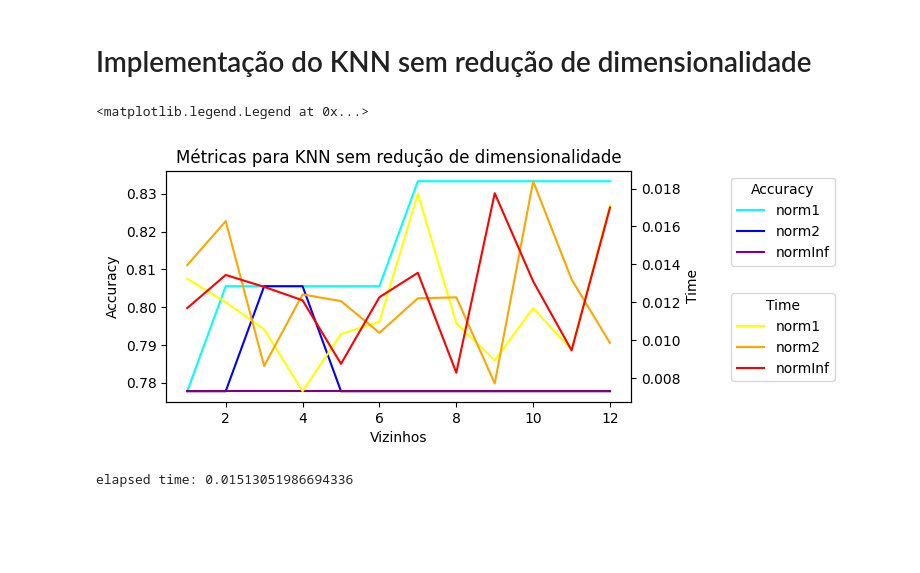
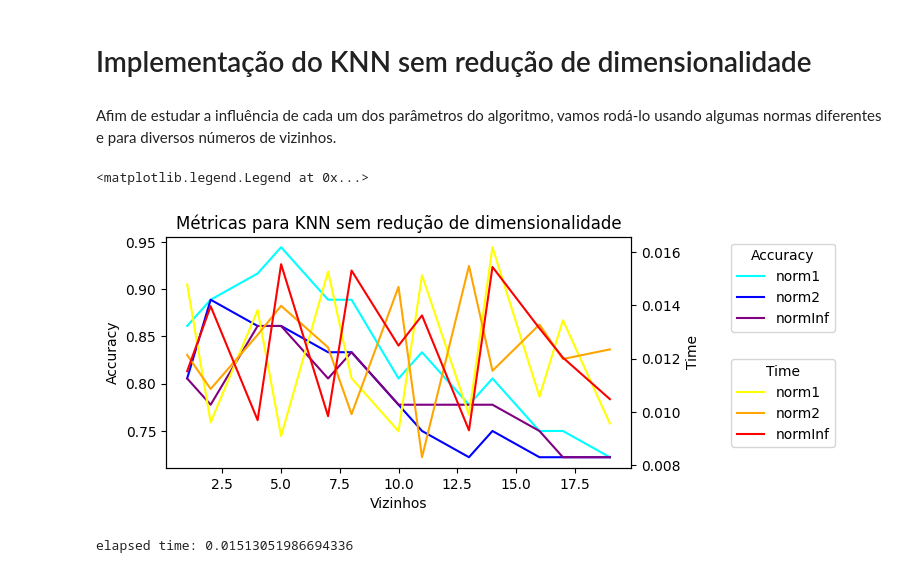
Before and after one commit to arthurkenzo/MO431_Tarefas, a Jupyter notebook: la2ml_tarefa_1.ipynb, the cells around one changed output. Drawn from its saved outputs; the diff is of its cells as text; code cells hidden in the pictures; blank space fills up the shorter version.

Commit message:
Correção para evitar múltiplos de 3 nos números de vizinhos.

```diff
--- a/la2ml_tarefa_1.ipynb
+++ b/la2ml_tarefa_1.ipynb
@@ -187,55 +187,55 @@ def computeAccuracy(predictions, actualLabels):
     return accuracy
 # %% [markdown]
 # Implementação do KNN sem redução de dimensionalidade
+# %% [markdown]
+Afim de estudar a influência de cada um dos parâmetros do algoritmo, vamos rodá-lo usando algumas normas diferentes e para diversos números de vizinhos.
 # %%
 accuracy = {}
 elapsedTimes = {}
-k=5
 metrics=['norm1', 'norm2', 'normInf']
+neighbors = [i for i in range(0,20) if i%3 != 0]
 
 for metric in metrics:
     accuracy[metric] = []
     elapsedTimes[metric] = []
-    for neighbors in range(1, 13):
+    for neighbor in neighbors:
 
         distance = getMetric(metric)
 
         startTime = time.time()
-        predictions = knn(xTrain, yTrain, xTest, neighbors, distance)
+        predictions = knn(xTrain, yTrain, xTest, neighbor, distance)
         endTime = time.time()
 
         acc = computeAccuracy(predictions, yTest)
         accuracy[metric].append(acc.item())
         elapsedTimes[metric].append(endTime - startTime)
 # %%
-neighbors = range(1, 13)
-
 fig, ax1 = plt.subplots(figsize=(6, 3))
 plt.title('Métricas para KNN sem redução de dimensionalidade')
 
 # Plot the first variable
 ax1.plot(neighbors, accuracy['norm1'], label='norm1', color='cyan')
 ax1.plot(neighbors, accuracy['norm2'], label='norm2', color='blue')
 ax1.plot(neighbors, accuracy['normInf'], label='normInf', color='purple')
 ax1.set_xlabel('Vizinhos')
 ax1.set_ylabel('Accuracy', color='black')
 ax1.tick_params(axis='y', labelcolor='black')
 
 # Create a second y-axis
 ax2 = ax1.twinx()
 
 # Plot the second variable
 ax2.plot(neighbors, elapsedTimes['norm1'], label='norm1', color='yellow')
 ax2.plot(neighbors, elapsedTimes['norm2'], label='norm2', color='orange')
 ax2.plot(neighbors, elapsedTimes['normInf'], label='normInf', color='red')
 ax2.set_ylabel('Time', color='black')
 ax2.tick_params(axis='y', labelcolor='black')
 
 ax1.legend(title='Accuracy', loc='upper left', bbox_to_anchor=(1.2, 1))
 ax2.legend(title='Time', loc='upper left', bbox_to_anchor=(1.2, 0.5))
 # %% [output]
 <matplotlib.legend.Legend at 0x...>
-[figure, old version]
+[figure, new version]
 # %%
 distance = getMetric('norm1')
 k=5
```
